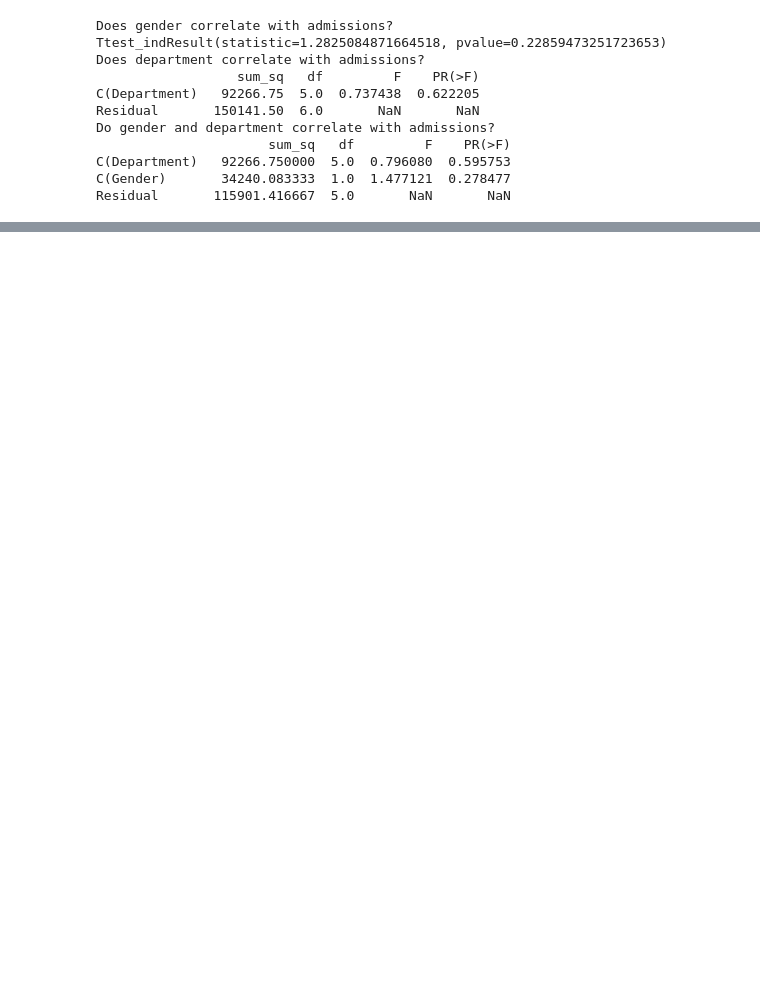
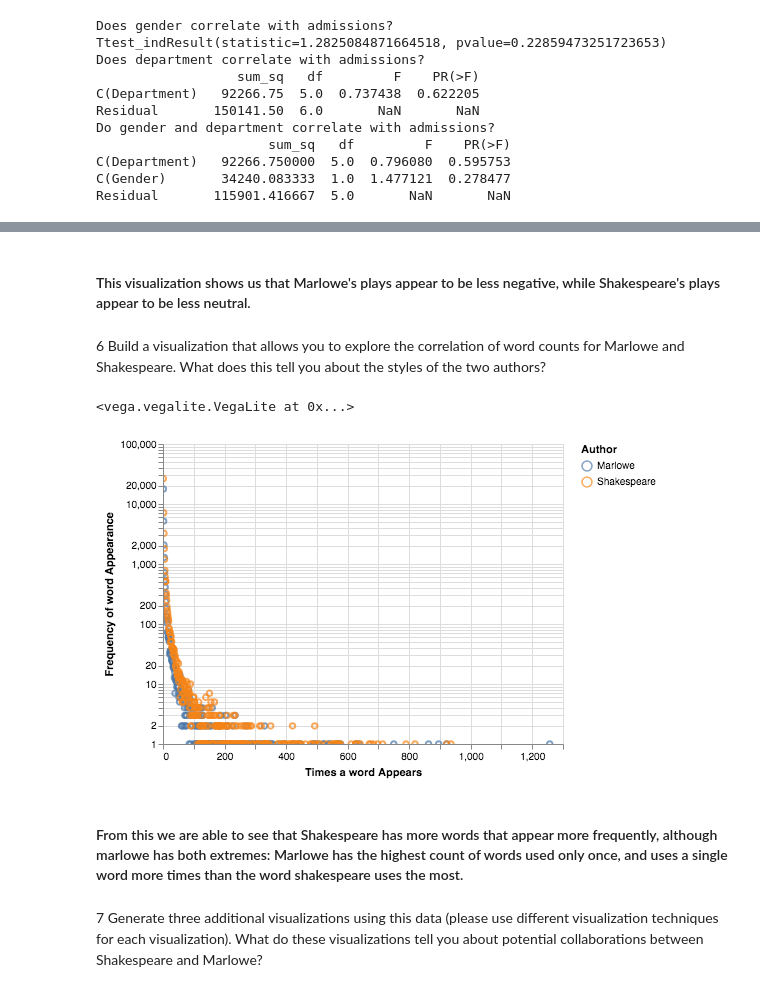
Before and after one commit to INFO3401/problem-set-11-josa5420, a Jupyter notebook: Nov 12 In Class.ipynb, the cells around one changed output, grey strips where cells are left out. Cells and saved outputs as stored; diff of their text form; code cells hidden in the pictures; blank space fills up the shorter version.

```diff
--- a/Nov 12 In Class.ipynb
+++ b/Nov 12 In Class.ipynb
@@ -90,0 +181,38 @@ array(['Female', 'Male', 'Male '], dtype=object)
+# %% [markdown]
+#### This visualization shows us that Marlowe's plays appear to be less negative, while Shakespeare's plays appear to be less neutral.
+# %% [markdown]
+6 Build a visualization that allows you to explore the correlation of word counts for Marlowe and Shakespeare. What does this tell you about the styles of the two authors?
+# %%
+counts = pd.read_csv('rawCounts.csv')
+
+marlowe_d = {}
+shakespeare_d = {}
+
+for i in counts[counts['Author']=='Marlowe']['Count']:
+    try:
+        marlowe_d[i]+=1
+    except:
+        marlowe_d[i]=1
+for i in counts[counts['Author']=='Shakespeare']['Count']:
+    try:
+        shakespeare_d[i]+=1
+    except:
+        shakespeare_d[i]=1
+m_df = pd.DataFrame.from_dict(marlowe_d,orient='index').reset_index()
+m_df['Author']=['Marlowe' for i in range(len(m_df))]
+s_df = pd.DataFrame.from_dict(shakespeare_d,orient='index').reset_index()
+s_df['Author']=['Shakespeare' for i in range(len(s_df))]
+df = m_df.append(s_df)
+df = df.rename(columns={'index':'Times a word Appears',0:'Frequency of word Appearance'})
+alt.Chart(df).mark_point().encode( #mark_point
+    x='Times a word Appears',
+    y=alt.Y('Frequency of word Appearance',scale=alt.Scale(type='log'))
+    ,color = 'Author'
+).interactive() #encode: what specific stuff
+# %% [output]
+<vega.vegalite.VegaLite at 0x...>
+[figure, added]
+# %% [markdown]
+#### From this we are able to see that Shakespeare has more words that appear more frequently, although marlowe has both extremes: Marlowe has the highest count of words used only once, and uses a single word more times than the word shakespeare uses the most.
+# %% [markdown]
+7 Generate three additional visualizations using this data (please use different visualization techniques for each visualization). What do these visualizations tell you about potential collaborations between Shakespeare and Marlowe?
```
Also changed, not shown: parts of 33 cells of this notebook, 27 other files.
